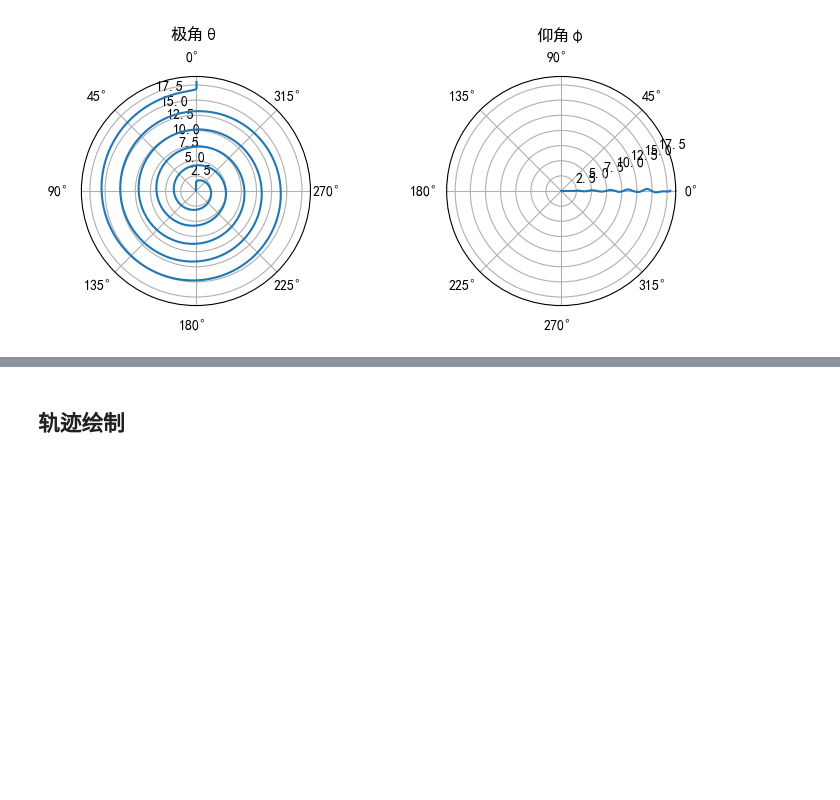
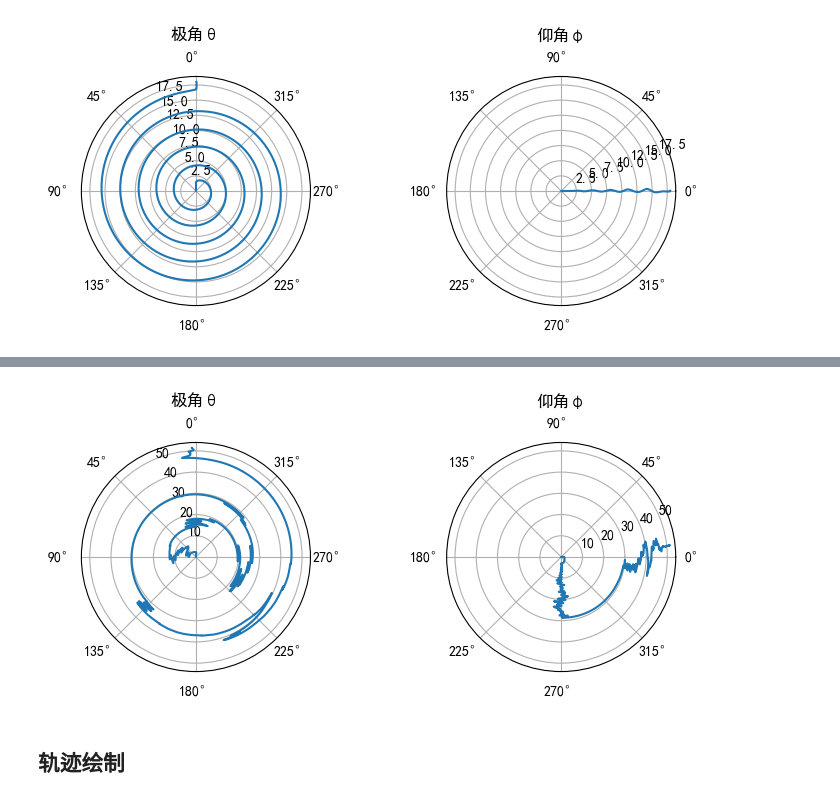
Before and after one commit to Googol2002/Pedestrian-Dead-Reckoning, a Jupyter notebook: PDR/NaivePredictor.ipynb, the cells around one changed output, grey strips where cells are left out. Cells and saved outputs as stored; diff of their text form; code cells hidden in the pictures; blank space fills up the shorter version.

```diff
--- a/PDR/NaivePredictor.ipynb
+++ b/PDR/NaivePredictor.ipynb
@@ -81,3 +85,7 @@ caculate_attitude("乱晃手腕（初末相同）", 0, 0)
+# %%
+caculate_attitude("随机漫步1", 0, 0)
+# %% [output]
+[figure, added]
 # %% [markdown]
 ## 轨迹绘制
 # %%
```
Also changed, not shown: parts of 3 cells of this notebook, 1 other file.
